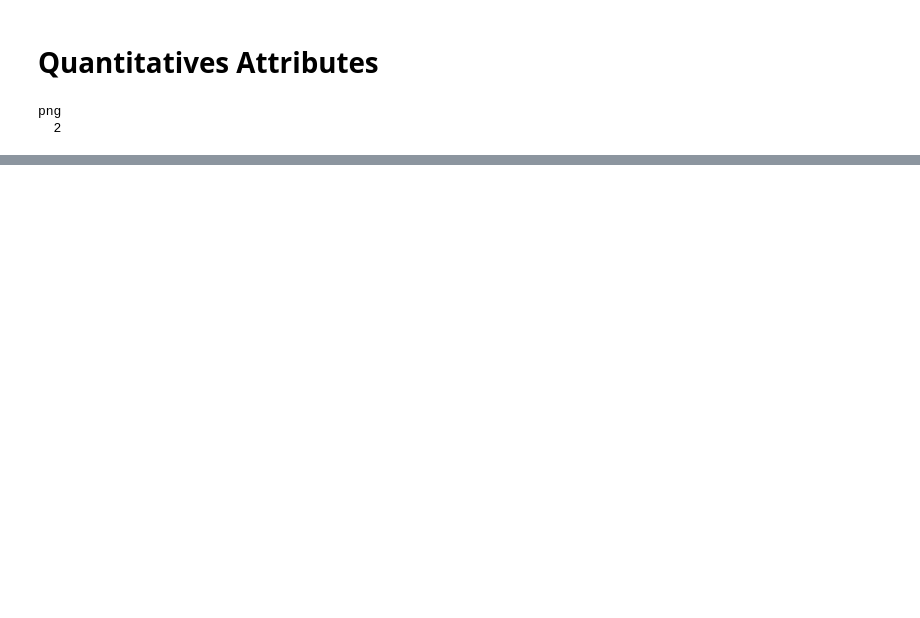
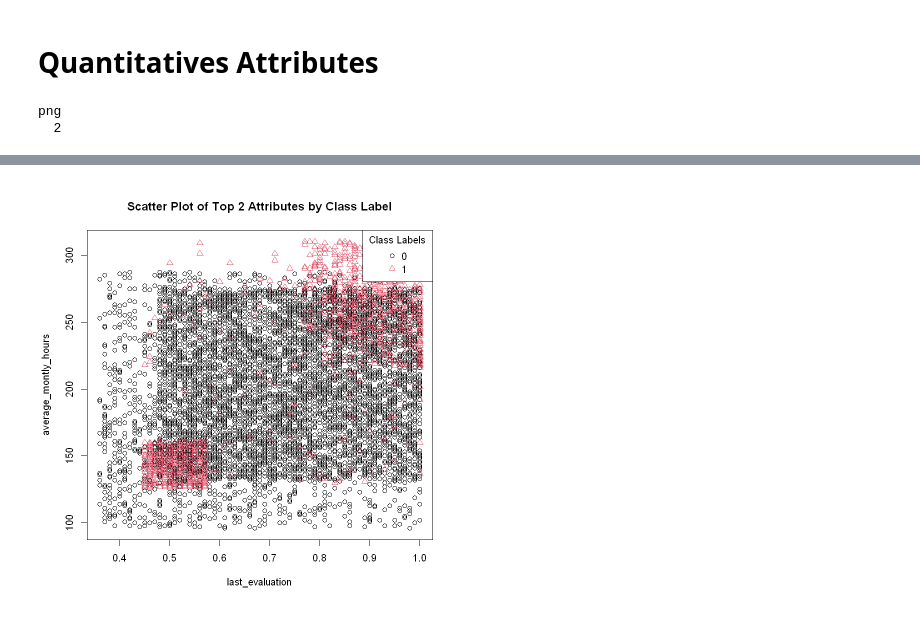
Before and after one commit to HEG-IG-Ex/62-62_Data_Mining, a Jupyter notebook: tp01/hr_predictions.ipynb, the cells around one changed output, grey strips where cells are left out. Cells and saved outputs as stored; diff of their text form; code cells hidden in the pictures; blank space fills up the shorter version.

```diff
--- a/tp01/hr_predictions.ipynb
+++ b/tp01/hr_predictions.ipynb
@@ -450,26 +540,25 @@ scatterPlotTopTwoAttributes <- function(data, quantitatives_attributes_col_idx,
   # Generate summary of quantitative attributes
   summary <- generateQuantitativeAttributesAnalysisSummary(data, target_variables_idx, quantitatives_attributes_col_idx)
 
-  # Extract the two most important attributes based on Importance Score
-  top_attributes_idx <- order(-summary$Importance_Score)[1:2]
+  most_important_attributes_names <- row.names(summary)[1:2]
+  x_idx <- which(names(data)== most_important_attributes_names[1])
+  y_idx <- which(names(data)== most_important_attributes_names[2])
 
   # Print the names of the two most important attributes
-  print(paste("Top two most important attributes:", colnames(data)[quantitatives_attributes_col_idx[top_attributes_idx]]))
+  print(paste("Top two most important attributes:", colnames(data)[c(x_idx,y_idx)]))
 
   # Extract the columns for the top two attributes
-  x <- data[, quantitatives_attributes_col_idx[top_attributes_idx[1]]]
-  y <- data[, quantitatives_attributes_col_idx[top_attributes_idx[2]]]
+  x <- data[, x_idx]
+  y <- data[, y_idx]
   target <- factor(data[, target_variables_idx])
-
-  print(top_attributes_idx[1])
 
   # Create the scatter plot
   plot(
     x, y,
     col = target,
     pch = as.numeric(target),
-    xlab = colnames(data)[quantitatives_attributes_col_idx[top_attributes_idx[1]]],
-    ylab = colnames(data)[quantitatives_attributes_col_idx[top_attributes_idx[2]]],
+    xlab = colnames(data)[x_idx],
+    ylab = colnames(data)[y_idx],
     main = "Scatter Plot of Top 2 Attributes by Class Label"
   )
 
@@ -480,6 +569,3 @@ scatterPlotTopTwoAttributes <- function(data, quantitatives_attributes_col_idx,
          pch = 1:length(levels(target)),
          title = "Class Labels")
 }
-
-# Example usage
-scatterPlotTopTwoAttributes(data, quantitatives_attributes_col_idx, target_variables_idx)
@@ -490,0 +627,24 @@ scatterPlotTopTwoAttributes(data, quantitatives_attributes_col_idx, target_varia
+# %%
+# Extract the columns for the top two attributes
+x <- data[, 3]
+y <- data[, 5]
+target <- factor(data[, target_variables_idx])
+
+# Create the scatter plot
+plot(
+  x, y,
+  col = target,
+  pch = as.numeric(target),
+  xlab = colnames(data)[3],
+  ylab = colnames(data)[5],
+  main = "Scatter Plot of Top 2 Attributes by Class Label"
+)
+
+# Add a legend to the plot
+legend("topright",
+       legend = levels(target),
+       col = 1:length(levels(target)),
+       pch = 1:length(levels(target)),
+       title = "Class Labels")
+# %% [output]
+[figure, added]
```
Also changed, not shown: parts of 23 cells of this notebook, 8 other files.
